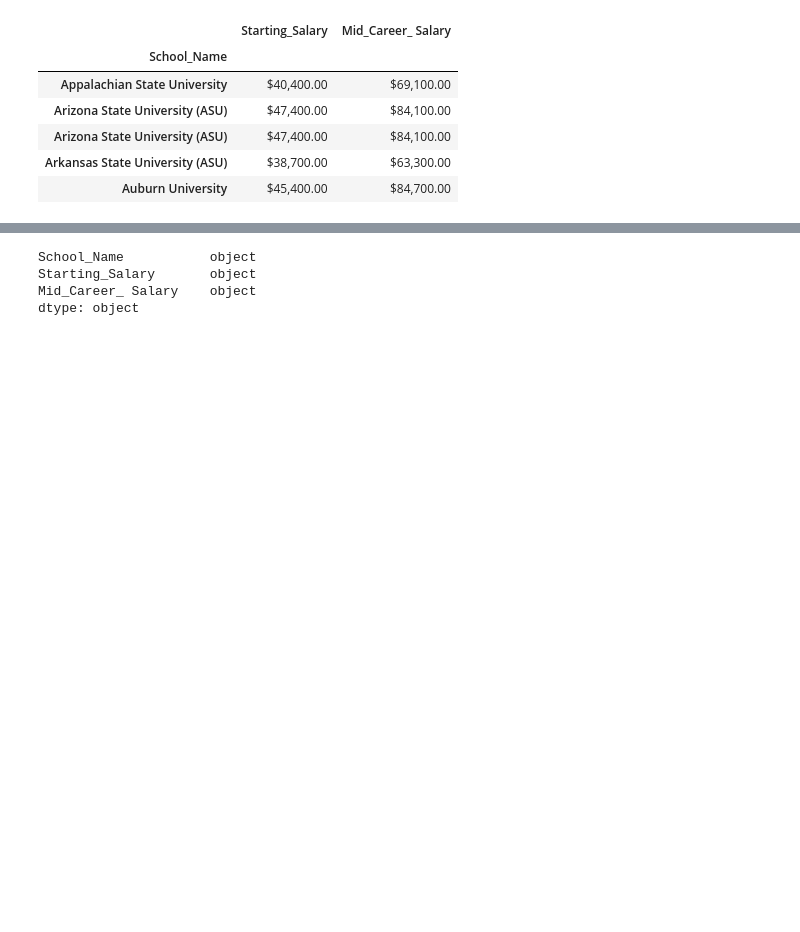
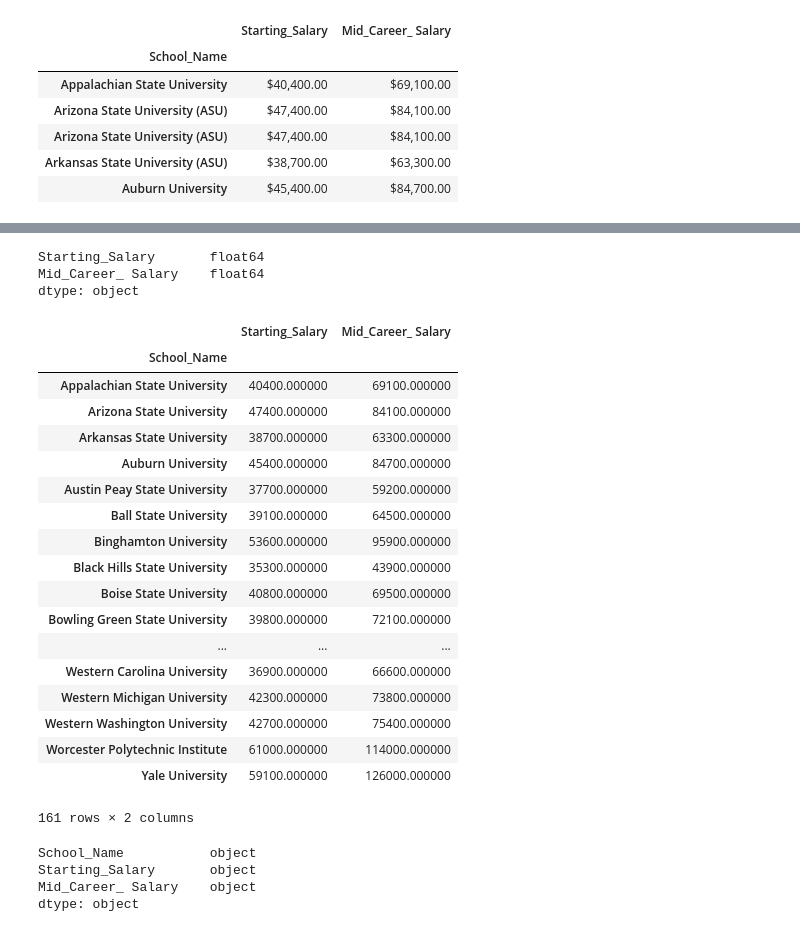
Before and after one commit to nayoade/ETL_Group_Six, a Jupyter notebook: ETL_Group_Six_Project.ipynb, the cells around one changed output, grey strips where cells are left out. Saved outputs shown, nothing was run; the diff lists cells and outputs as text; code cells hidden in the pictures; blank space fills up the shorter version.

```diff
--- a/ETL_Group_Six_Project.ipynb
+++ b/ETL_Group_Six_Project.ipynb
@@ -114,0 +133,8 @@ Index_SalColdf_df.head(5)
+# %%
+#Remove all data after special Characters such as "-", (--)
+Index_SalColdf_df.index=Index_SalColdf_df.index.str.split(' at ').str[0]
+#print (Index_SalColdf_df)
+# %%
+#Remove leading and lagging spaces
+Index_SalColdf_df
+Index_SalColdf_df.index = Index_SalColdf_df.index.str.strip()
@@ -114,0 +151,4 @@ Index_SalColdf_df.head(5)
+# %%
+#Sort in Ascending order
+Index_SalColdf_df = Index_SalColdf_df.sort_values(by ='School_Name' )
+Index_SalColdf_df.head(5)
@@ -115,7 +168,35 @@ Index_SalColdf_df.head(5)
 # %%
 #Remove Duplicate
-# dropping ALL duplicte values
-#result_Index_SalColdf_df = Index_SalColdf_df.drop_duplicates(subset=['School_Name'], keep = False, inplace = True)
+#Index_SalColdf_df = Index_SalColdf_df.drop_duplicates(keep='first')
+Index_SalColdf_df.dtypes
+# %% [output]
+Starting_Salary       float64
+Mid_Career_ Salary    float64
+dtype: object
+# %%
+Grp_Index_SalColdf = Index_SalColdf_df.groupby('School_Name').mean()
+Grp_Index_SalColdf
+#new_SalColdf=Grp_Index_SalColdf[['School_Name','Starting_Salary','Mid_Career_ Salary']]
+# %% [output]
+|  | Starting_Salary | Mid_Career_ Salary |
+| School_Name |  |  |
+| Appalachian State University | 40400.000000 | 69100.000000 |
+| Arizona State University | 47400.000000 | 84100.000000 |
+| Arkansas State University | 38700.000000 | 63300.000000 |
+| Auburn University | 45400.000000 | 84700.000000 |
+| Austin Peay State University | 37700.000000 | 59200.000000 |
+| Ball State University | 39100.000000 | 64500.000000 |
+| Binghamton University | 53600.000000 | 95900.000000 |
+| Black Hills State University | 35300.000000 | 43900.000000 |
+| Boise State University | 40800.000000 | 69500.000000 |
+| Bowling Green State University | 39800.000000 | 72100.000000 |
+| ... | ... | ... |
+| Western Carolina University | 36900.000000 | 66600.000000 |
+| Western Michigan University | 42300.000000 | 73800.000000 |
+| Western Washington University | 42700.000000 | 75400.000000 |
+| Worcester Polytechnic Institute | 61000.000000 | 114000.000000 |
+| Yale University | 59100.000000 | 126000.000000 |
+161 rows × 2 columns
 # %%
 New_SalColdf.dtypes
 # %% [output]
```
Also changed, not shown: parts of 27 cells of this notebook, 1 other file.
